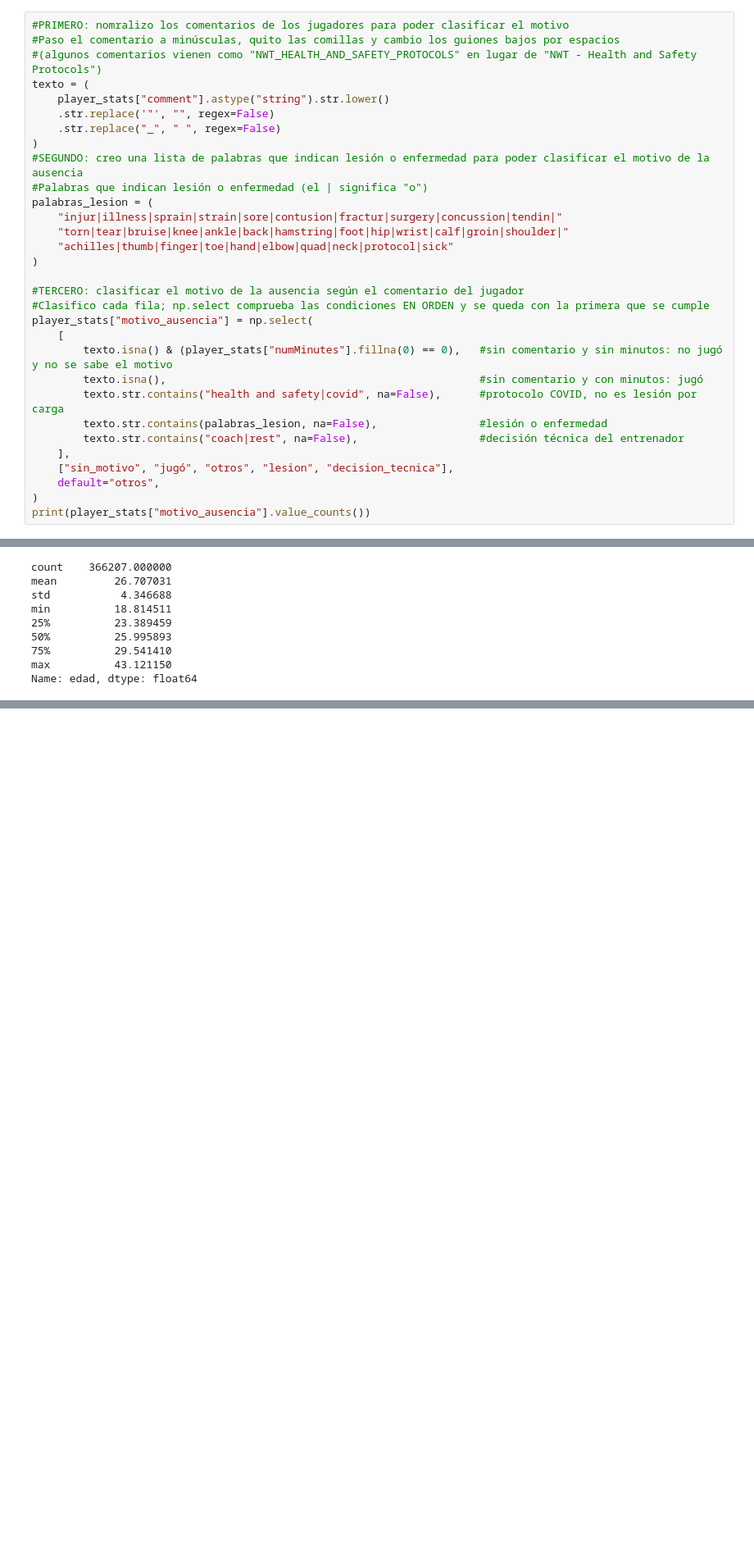
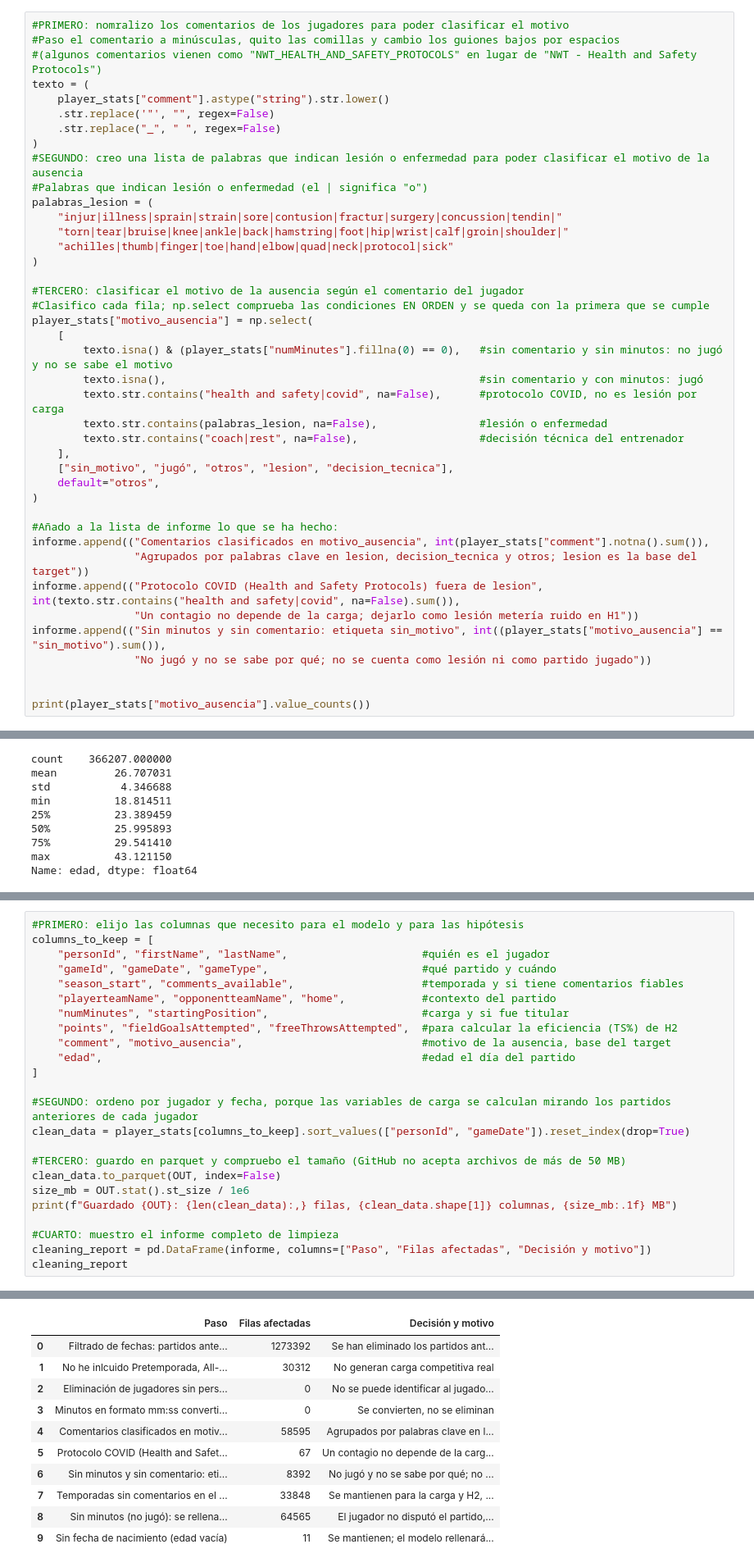
Before and after one commit to andreaga-pixel/NBA-dsci-AGA, a Jupyter notebook: project/notebooks/02-limpieza.ipynb, the cells around one changed output, grey strips where cells are left out. Shown at 82% size. Cells and saved outputs as stored; diff of their text form; blank space fills up the shorter version.

Commit message:
feat(project): flag season without comments and save clean dataset

```diff
--- a/project/notebooks/02-limpieza.ipynb
+++ b/project/notebooks/02-limpieza.ipynb
@@ -224,6 +224,16 @@ player_stats["motivo_ausencia"] = np.select(
     ["sin_motivo", "jugó", "otros", "lesion", "decision_tecnica"],
     default="otros",
 )
+
+#Añado a la lista de informe lo que se ha hecho:
+informe.append(("Comentarios clasificados en motivo_ausencia", int(player_stats["comment"].notna().sum()),
+                "Agrupados por palabras clave en lesion, decision_tecnica y otros; lesion es la base del target"))
+informe.append(("Protocolo COVID (Health and Safety Protocols) fuera de lesion", int(texto.str.contains("health and safety|covid", na=False).sum()),
+                "Un contagio no depende de la carga; dejarlo como lesión metería ruido en H1"))
+informe.append(("Sin minutos y sin comentario: etiqueta sin_motivo", int((player_stats["motivo_ausencia"] == "sin_motivo").sum()),
+                "No jugó y no se sabe por qué; no se cuenta como lesión ni como partido jugado"))
+
+
 print(player_stats["motivo_ausencia"].value_counts())
 # %% [output]
 motivo_ausencia
@@ -524,0 +586,25 @@ Name: edad, dtype: float64
+# %%
+#PRIMERO: elijo las columnas que necesito para el modelo y para las hipótesis
+columns_to_keep = [
+    "personId", "firstName", "lastName",                     #quién es el jugador
+    "gameId", "gameDate", "gameType",                        #qué partido y cuándo
+    "season_start", "comments_available",                    #temporada y si tiene comentarios fiables
+    "playerteamName", "opponentteamName", "home",            #contexto del partido
+    "numMinutes", "startingPosition",                        #carga y si fue titular
+    "points", "fieldGoalsAttempted", "freeThrowsAttempted",  #para calcular la eficiencia (TS%) de H2
+    "comment", "motivo_ausencia",                            #motivo de la ausencia, base del target
+    "edad",                                                  #edad el día del partido
+]
+
+#SEGUNDO: ordeno por jugador y fecha, porque las variables de carga se calculan mirando los partidos anteriores de cada jugador
+clean_data = player_stats[columns_to_keep].sort_values(["personId", "gameDate"]).reset_index(drop=True)
+
+#TERCERO: guardo en parquet y compruebo el tamaño (GitHub no acepta archivos de más de 50 MB)
+clean_data.to_parquet(OUT, index=False)
+size_mb = OUT.stat().st_size / 1e6
+print(f"Guardado {OUT}: {len(clean_data):,} filas, {clean_data.shape[1]} columnas, {size_mb:.1f} MB")
+
+#CUARTO: muestro el informe completo de limpieza
+cleaning_report = pd.DataFrame(informe, columns=["Paso", "Filas afectadas", "Decisión y motivo"])
+cleaning_report
+# %% [output]
@@ -524,0 +612,11 @@ Name: edad, dtype: float64
+|  | Paso | Filas afectadas | Decisión y motivo |
+| 0 | Filtrado de fechas: partidos ante... | 1273392 | Se han eliminado los partidos ant... |
+| 1 | No he inlcuido Pretemporada, All-... | 30312 | No generan carga competitiva real |
+| 2 | Eliminación de jugadores sin pers... | 0 | No se puede identificar al jugado... |
+| 3 | Minutos en formato mm:ss converti... | 0 | Se convierten, no se eliminan |
+| 4 | Comentarios clasificados en motiv... | 58595 | Agrupados por palabras clave en l... |
+| 5 | Protocolo COVID (Health and Safet... | 67 | Un contagio no depende de la carg... |
+| 6 | Sin minutos y sin comentario: eti... | 8392 | No jugó y no se sabe por qué; no ... |
+| 7 | Temporadas sin comentarios en el ... | 33848 | Se mantienen para la carga y H2, ... |
+| 8 | Sin minutos (no jugó): se rellena... | 64565 | El jugador no disputó el partido,... |
+| 9 | Sin fecha de nacimiento (edad vacía) | 11 | Se mantienen; el modelo rellenará... |
```
Also changed, not shown: parts of 6 cells of this notebook.
